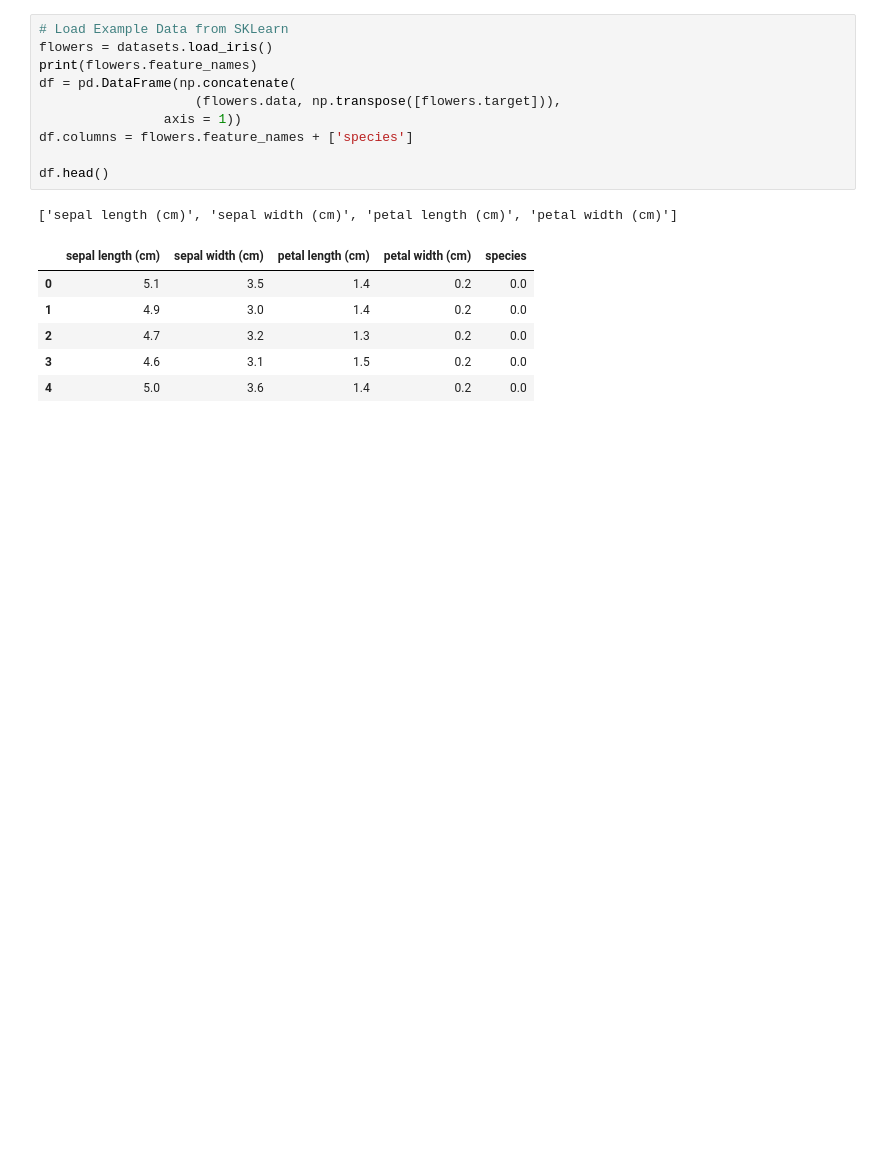
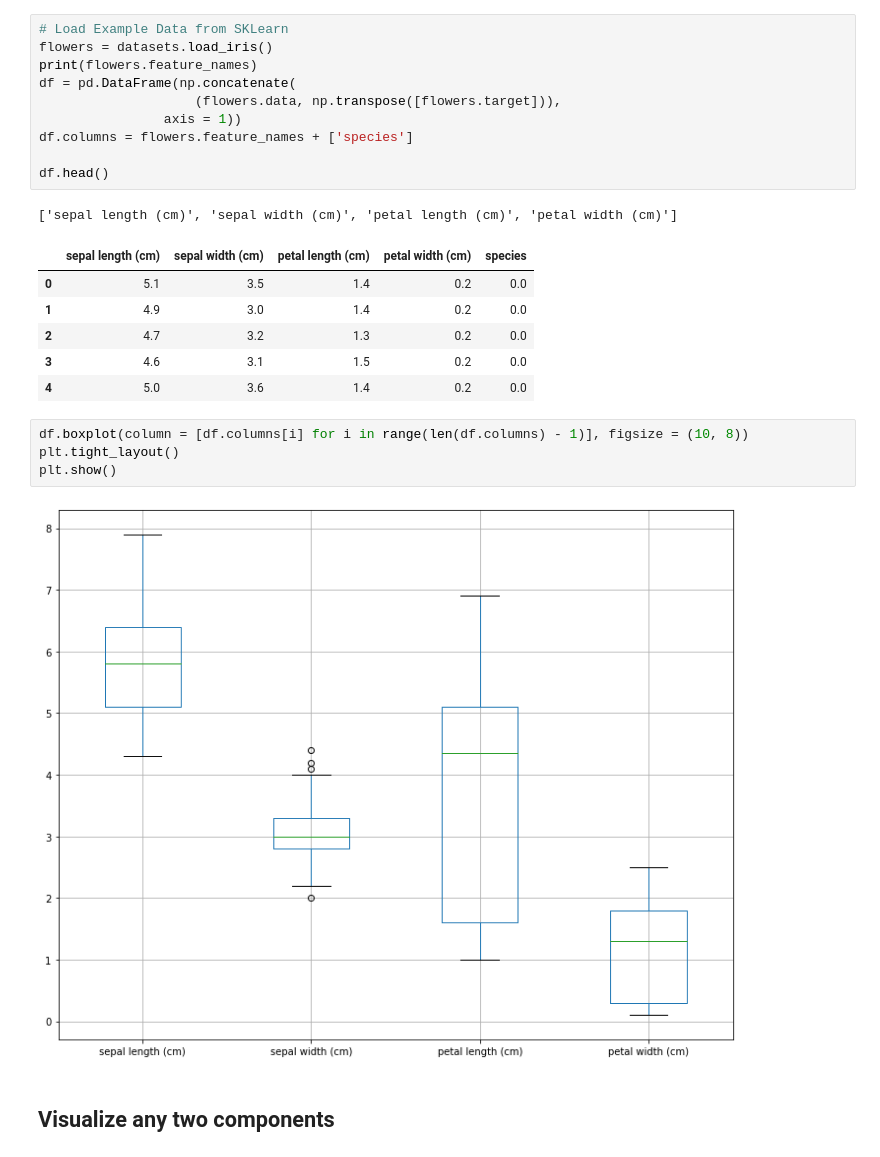
Before and after one commit to danineamati/Fun-Projects, a Jupyter notebook: Machine Learning/SVM_Flowers.ipynb, the cells around one changed output. Drawn from its saved outputs; the diff is of its cells as text; blank space fills up the shorter version.

```diff
--- a/Machine Learning/SVM_Flowers.ipynb
+++ b/Machine Learning/SVM_Flowers.ipynb
@@ -31,6 +34,14 @@ df.head()
 | 2 | 4.7 | 3.2 | 1.3 | 0.2 | 0.0 |
 | 3 | 4.6 | 3.1 | 1.5 | 0.2 | 0.0 |
 | 4 | 5.0 | 3.6 | 1.4 | 0.2 | 0.0 |
+# %%
+df.boxplot(column = [df.columns[i] for i in range(len(df.columns) - 1)], figsize = (10, 8))
+plt.tight_layout()
+plt.show()
+# %% [output]
+[figure, added]
+# %% [markdown]
+## Visualize any two components
 # %%
 x_coord = df.columns[0]
 y_coord = df.columns[1]
```
Also changed, not shown: parts of 24 cells of this notebook.
